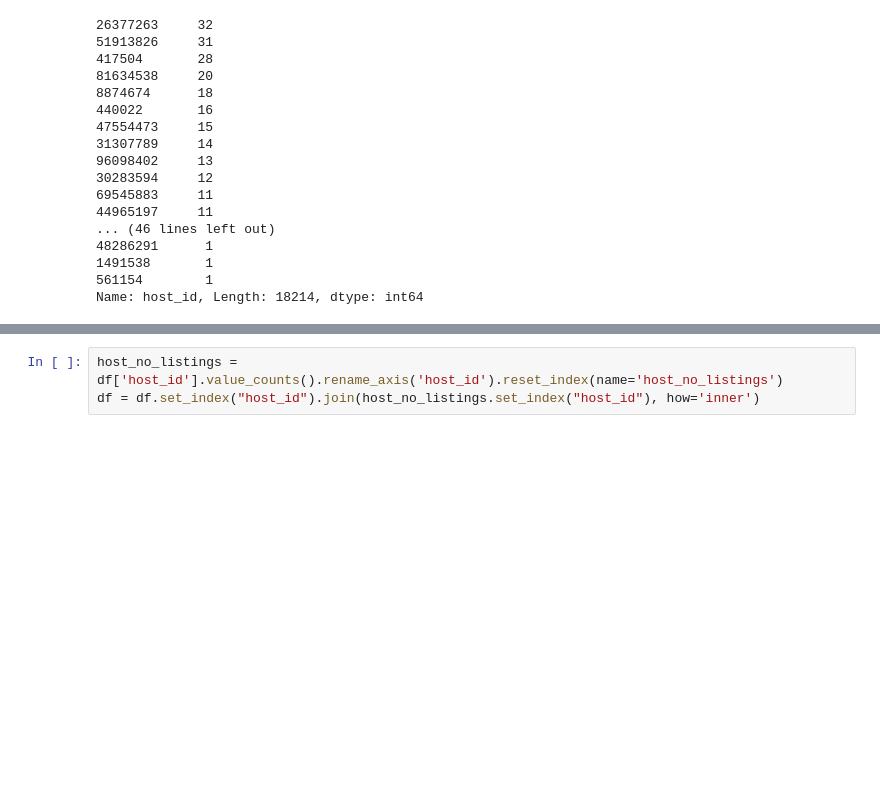
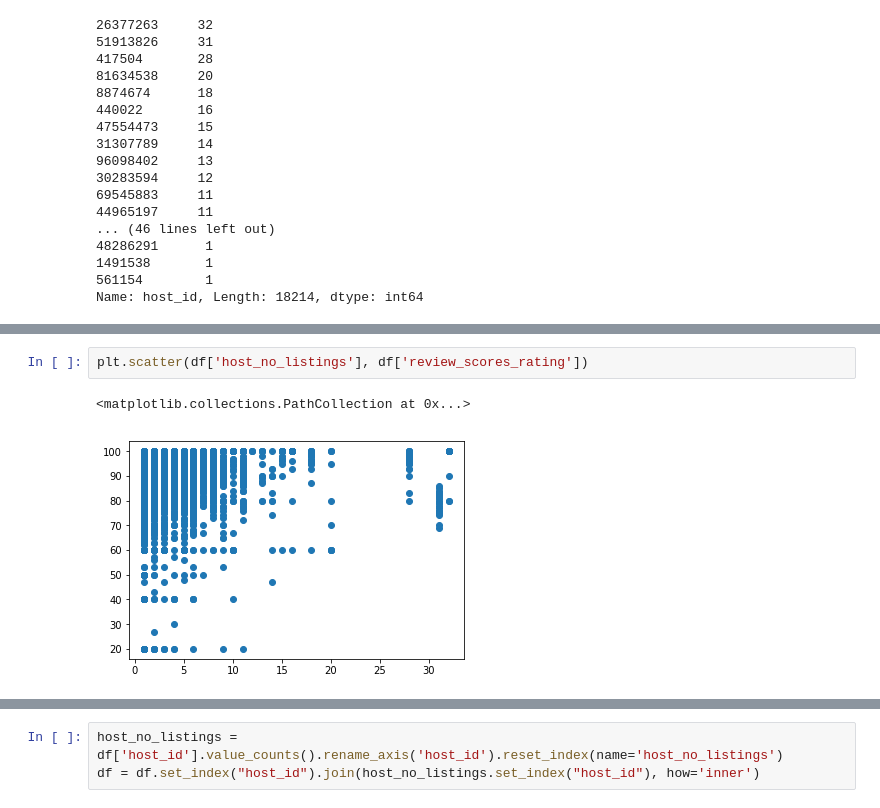
Before and after one commit to terenceneo/Airbnb-NYC-data-study, a Jupyter notebook: AirBnb Data Exploration_2nd try.ipynb, the cells around one changed output, grey strips where cells are left out. Drawn from its saved outputs; the diff is of its cells as text; blank space fills up the shorter version.

```diff
--- a/AirBnb Data Exploration_2nd try.ipynb
+++ b/AirBnb Data Exploration_2nd try.ipynb
@@ -154,0 +168,5 @@ Index(['listing_id', 'accommodates', 'amenities', 'availability_30',
+# %%
+plt.scatter(df['host_no_listings'], df['review_scores_rating'])
+# %% [output]
+<matplotlib.collections.PathCollection at 0x...>
+[figure, added]
```
Also changed, not shown: parts of 19 cells of this notebook, 2 other files.
